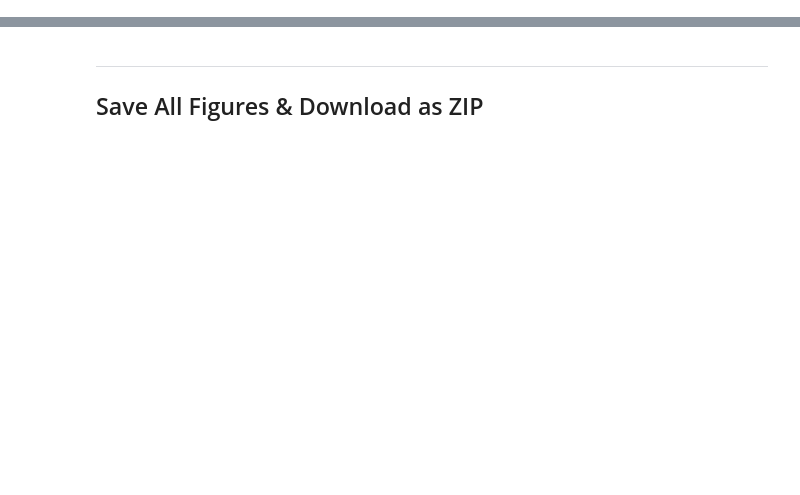
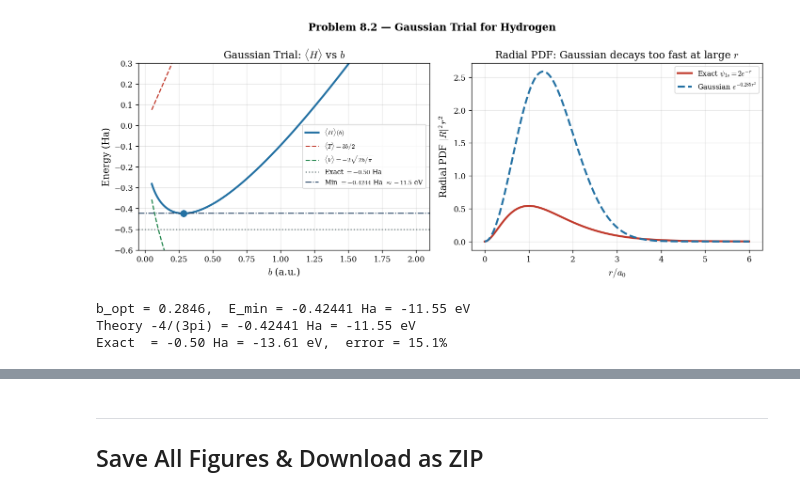
Before and after one commit to SeoulTechPSE/introduction_to_quantum_mechanics, a Jupyter notebook: ch08_visualizations.ipynb, the cells around one changed output, grey strips where cells are left out. Drawn from its saved outputs; the diff is of its cells as text; code cells hidden in the pictures; blank space fills up the shorter version.

```diff
--- a/ch08_visualizations.ipynb
+++ b/ch08_visualizations.ipynb
@@ -434,0 +30,51 @@ Theoretical slope = -1.8856
+# %%
+# Figure 8.2: Gaussian trial for hydrogen (atomic units: hbar=m=e=1)
+b_arr  = np.linspace(0.05, 2.0, 400)
+T_arr  = 3*b_arr/2
+V_arr  = -2*np.sqrt(2*b_arr/np.pi)
+H_arr  = T_arr + V_arr
+
+idx_min    = np.argmin(H_arr)
+b_opt      = b_arr[idx_min]
+E_min_Ha   = H_arr[idx_min]
+E_exact_Ha = -0.5
+
+fig, axes = plt.subplots(1, 2, figsize=(12, 4.5))
+
+ax = axes[0]
+ax.plot(b_arr, H_arr,  color=BLUE,  lw=2.5, label=r'$\langle H\rangle(b)$')
+ax.plot(b_arr, T_arr,  color=RED,   lw=1.5, ls='--', label=r'$\langle T\rangle = 3b/2$')
+ax.plot(b_arr, V_arr,  color=GREEN, lw=1.5, ls='--', label=r'$\langle V\rangle = -2\sqrt{2b/\pi}$')
+ax.axhline(E_exact_Ha, color=GRAY, ls=':',  lw=1.5, label=fr'Exact $= {E_exact_Ha:.2f}$ Ha')
+ax.axhline(E_min_Ha,   color=NAVY, ls='-.', lw=1.2,
+           label=fr'Min $= {E_min_Ha:.4f}$ Ha $\approx {E_min_Ha*27.211:.1f}$ eV')
+ax.plot(b_opt, E_min_Ha, 'o', color=BLUE, ms=8, zorder=5)
+ax.set_xlabel(r'$b$ (a.u.)'); ax.set_ylabel('Energy (Ha)')
+ax.set_title(r'Gaussian Trial: $\langle H\rangle$ vs $b$')
+ax.legend(fontsize=8.5); ax.grid(True, alpha=0.3); ax.set_ylim(-0.6, 0.3)
+
+ax2 = axes[1]
+r_arr = np.linspace(0, 6, 300)
+psi_exact = 2*np.exp(-r_arr)
+psi_gauss = np.exp(-b_opt*r_arr**2)
+psi_gauss *= psi_exact.max()/psi_gauss.max()
+ax2.plot(r_arr, psi_exact**2*r_arr**2, color=RED,  lw=2.5,
+         label=r'Exact $\psi_{1s} = 2e^{-r}$')
+ax2.plot(r_arr, psi_gauss**2*r_arr**2, color=BLUE, lw=2.5, ls='--',
+         label=fr'Gaussian $e^{{-{b_opt:.3f}r^2}}$')
+ax2.set_xlabel(r'$r/a_0$'); ax2.set_ylabel(r'Radial PDF $|R|^2 r^2$')
+ax2.set_title(r'Radial PDF: Gaussian decays too fast at large $r$')
+ax2.legend(fontsize=9); ax2.grid(True, alpha=0.3)
+
+plt.tight_layout(); plt.subplots_adjust(top=0.88)
+plt.suptitle('Problem 8.2 — Gaussian Trial for Hydrogen', fontsize=13, fontweight='bold', y=1.04)
+figures.append((fig, 'fig_8_2.png')); plt.show()
+
+print(f'b_opt = {b_opt:.4f},  E_min = {E_min_Ha:.5f} Ha = {E_min_Ha*27.211:.2f} eV')
+print(f'Theory -4/(3pi) = {-4/(3*np.pi):.5f} Ha = {-4/(3*np.pi)*27.211:.2f} eV')
+print(f'Exact  = {E_exact_Ha:.2f} Ha = {E_exact_Ha*27.211:.2f} eV,  error = {(E_min_Ha-E_exact_Ha)/abs(E_exact_Ha)*100:.1f}%')
+# %% [output]
+[figure, added]
+b_opt = 0.2846,  E_min = -0.42441 Ha = -11.55 eV
+Theory -4/(3pi) = -0.42441 Ha = -11.55 eV
+Exact  = -0.50 Ha = -13.61 eV,  error = 15.1%
```
Also changed, not shown: parts of 19 cells of this notebook, 1 other file.
